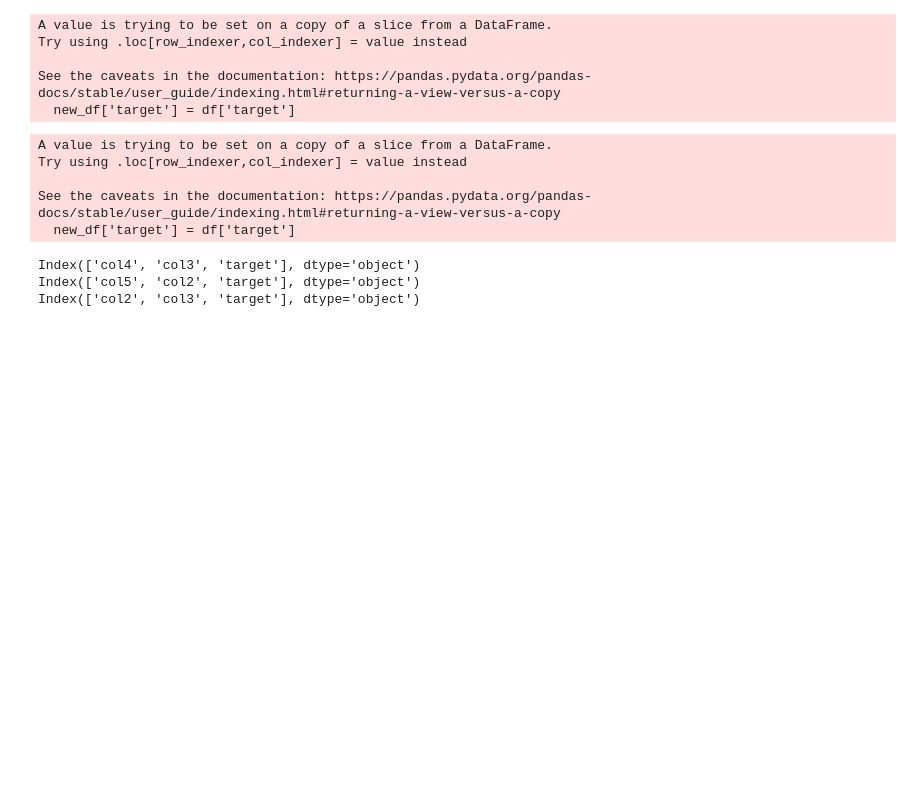
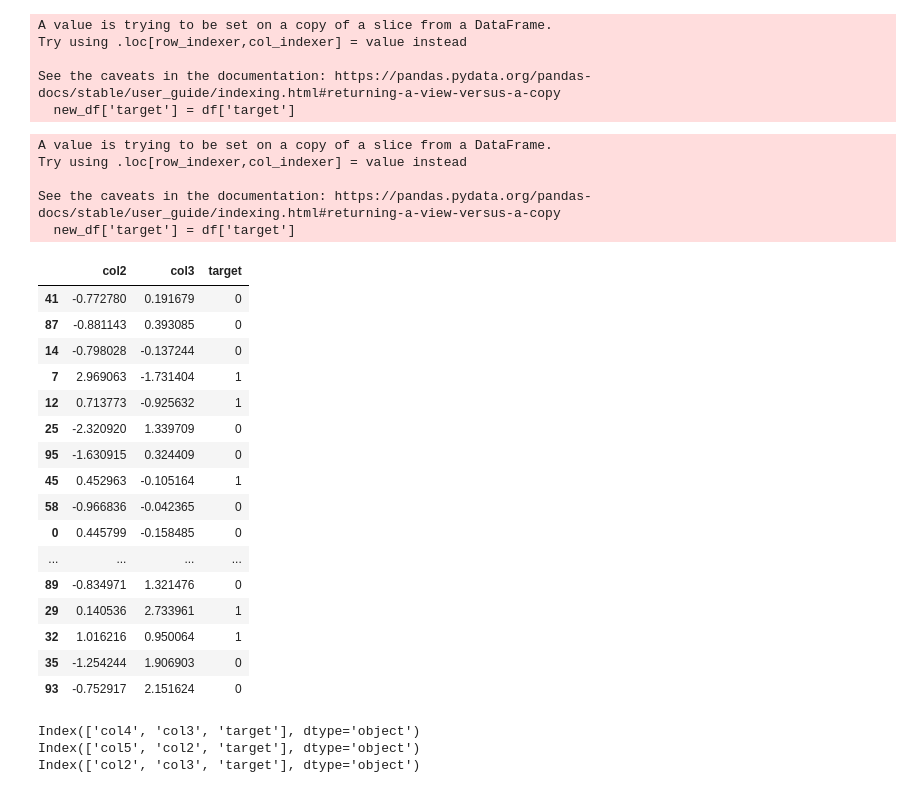
Before and after one commit to Uqbaahmad/Machinelearning_pt1, a Jupyter notebook: Ensemble/Random_Forest/random_forest.ipynb, the cells around one changed output. Drawn from its saved outputs; the diff is of its cells as text; code cells hidden in the pictures; blank space fills up the shorter version.

```diff
--- a/Ensemble/Random_Forest/random_forest.ipynb
+++ b/Ensemble/Random_Forest/random_forest.ipynb
@@ -277,6 +277,26 @@ Try using .loc[row_indexer,col_indexer] = value instead
 
 See the caveats in the documentation: https://pandas.pydata.org/pandas-docs/stable/user_guide/indexing.html#returning-a-view-versus-a-copy
   new_df['target'] = df['target']
+# %%
+df3
+# %% [output]
+|  | col2 | col3 | target |
+| 41 | -0.772780 | 0.191679 | 0 |
+| 87 | -0.881143 | 0.393085 | 0 |
+| 14 | -0.798028 | -0.137244 | 0 |
+| 7 | 2.969063 | -1.731404 | 1 |
+| 12 | 0.713773 | -0.925632 | 1 |
+| 25 | -2.320920 | 1.339709 | 0 |
+| 95 | -1.630915 | 0.324409 | 0 |
+| 45 | 0.452963 | -0.105164 | 1 |
+| 58 | -0.966836 | -0.042365 | 0 |
+| 0 | 0.445799 | -0.158485 | 0 |
+| ... | ... | ... | ... |
+| 89 | -0.834971 | 1.321476 | 0 |
+| 29 | 0.140536 | 2.733961 | 1 |
+| 32 | 1.016216 | 0.950064 | 1 |
+| 35 | -1.254244 | 1.906903 | 0 |
+| 93 | -0.752917 | 2.151624 | 0 |
 # %%
 print(df1.columns)
 print(df2.columns)
```
Also changed, not shown: parts of 3 cells of this notebook.
